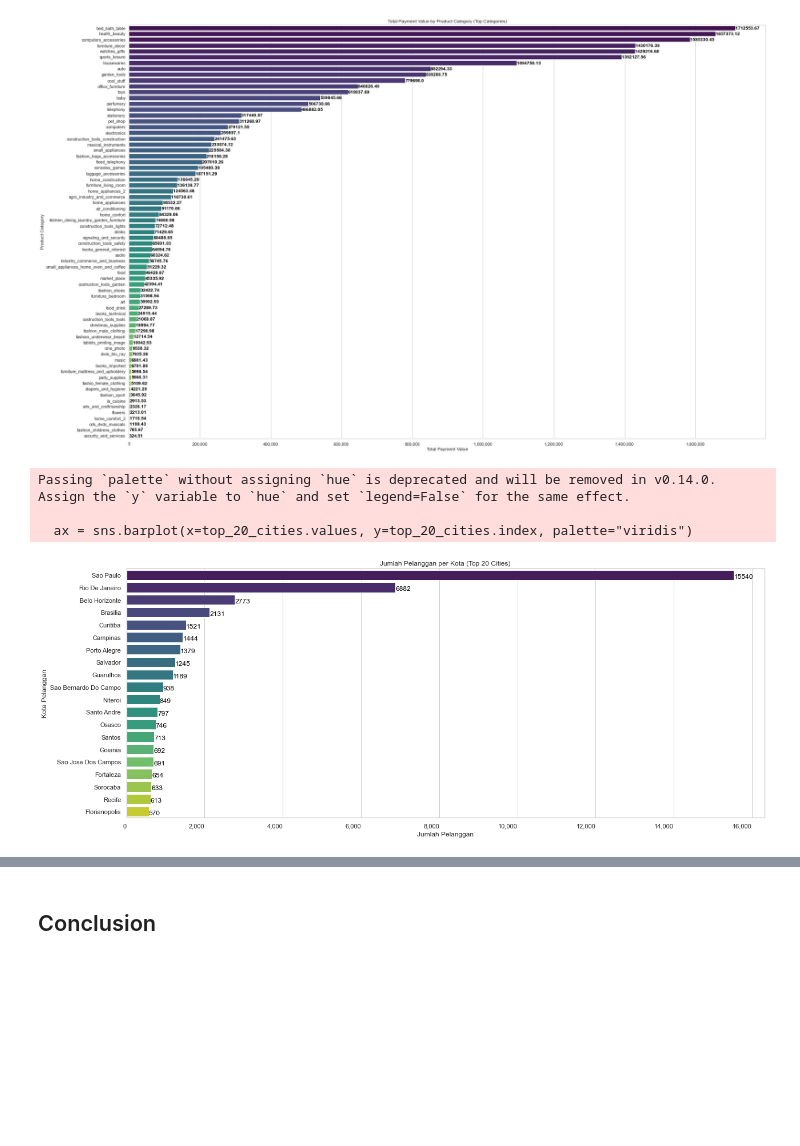
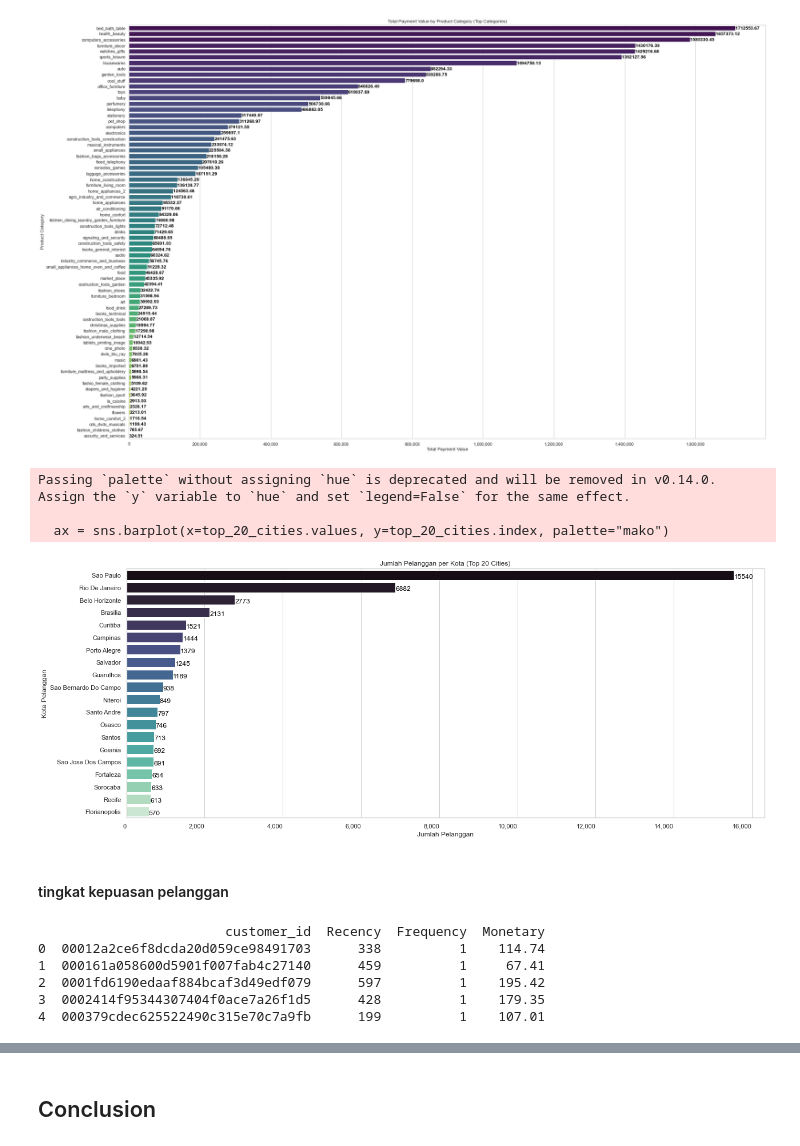
Before and after one commit to ptrnd/brazilian_ecommerce_analysis, a Jupyter notebook: ecommerce_analysis.ipynb, the cells around one changed output, grey strips where cells are left out. Cells and saved outputs as stored; diff of their text form; code cells hidden in the pictures; blank space fills up the shorter version.

```diff
--- a/ecommerce_analysis.ipynb
+++ b/ecommerce_analysis.ipynb
@@ -708,30 +714,64 @@ Passing `palette` without assigning `hue` is deprecated and will be removed in v
 # %%
 # Group dan hitung jumlah pelanggan unik per kota
 top_20_cities = customer_data.groupby('customer_city')['customer_id'].nunique().sort_values(ascending=False).head(20)
 
 # Mengatur tampilan plot
 plt.figure(figsize=(20, 8))
 sns.set(style="whitegrid")
 
 # Membuat plot bar
-ax = sns.barplot(x=top_20_cities.values, y=top_20_cities.index, palette="viridis")
+ax = sns.barplot(x=top_20_cities.values, y=top_20_cities.index, palette="mako")
 
 # Menambahkan label dan judul
 plt.xlabel('Jumlah Pelanggan')
 plt.ylabel('Kota Pelanggan')
 plt.title('Jumlah Pelanggan per Kota (Top 20 Cities)')
 
 # Mengatur rotasi label kota agar lebih mudah dibaca
 ax.set_xticklabels(ax.get_xticklabels(), rotation=0, horizontalalignment='right')
 # menambah nilai di samping bar
 for i, v in enumerate(top_20_cities.values):
     ax.text(v + 3, i + .25, str(round(v, 3)), color='black')
 
 # menyesuaikan nilai di sumbu x dengan format ribuan
 from matplotlib.ticker import FuncFormatter
 ax.xaxis.set_major_formatter(FuncFormatter(lambda x, pos: '{:,.0f}'.format(x * 1)))
 # %% [output]
 Passing `palette` without assigning `hue` is deprecated and will be removed in v0.14.0. Assign the `y` variable to `hue` and set `legend=False` for the same effect.
 
-  ax = sns.barplot(x=top_20_cities.values, y=top_20_cities.index, palette="viridis")
+  ax = sns.barplot(x=top_20_cities.values, y=top_20_cities.index, palette="mako")
-[figure, old version]
+[figure, new version]
+# %% [markdown]
+#### tingkat kepuasan pelanggan
+# %%
+# Konversi kolom order_purchase_timestamp ke format datetime
+orders_data['order_purchase_timestamp'] = pd.to_datetime(orders_data['order_purchase_timestamp'])
+
+# Gabungkan data pesanan dan pembayaran
+order_payment_data = order_payments_data.groupby('order_id')['payment_value'].sum().reset_index()
+orders_data = orders_data.merge(order_payment_data, on='order_id', how='left')
+
+# Hitung Recency, Frequency, dan Monetary
+snapshot_date = orders_data['order_purchase_timestamp'].max() + pd.DateOffset(days=1)
+rfm_data = orders_data.groupby('customer_id').agg({
+    'order_purchase_timestamp': lambda x: (snapshot_date - x.max()).days,
+    'order_id': 'nunique',
+    'payment_value': 'sum'
+}).reset_index()
+
+# Ubah nama kolom
+rfm_data.rename(columns={
+    'order_purchase_timestamp': 'Recency',
+    'order_id': 'Frequency',
+    'payment_value': 'Monetary'
+}, inplace=True)
+
+# Tampilkan data RFM
+print(rfm_data.head())
+# %% [output]
+                        customer_id  Recency  Frequency  Monetary
+0  00012a2ce6f8dcda20d059ce98491703      338          1    114.74
+1  000161a058600d5901f007fab4c27140      459          1     67.41
+2  0001fd6190edaaf884bcaf3d49edf079      597          1    195.42
+3  0002414f95344307404f0ace7a26f1d5      428          1    179.35
+4  000379cdec625522490c315e70c7a9fb      199          1    107.01
```
Also changed, not shown: parts of 11 cells of this notebook.
